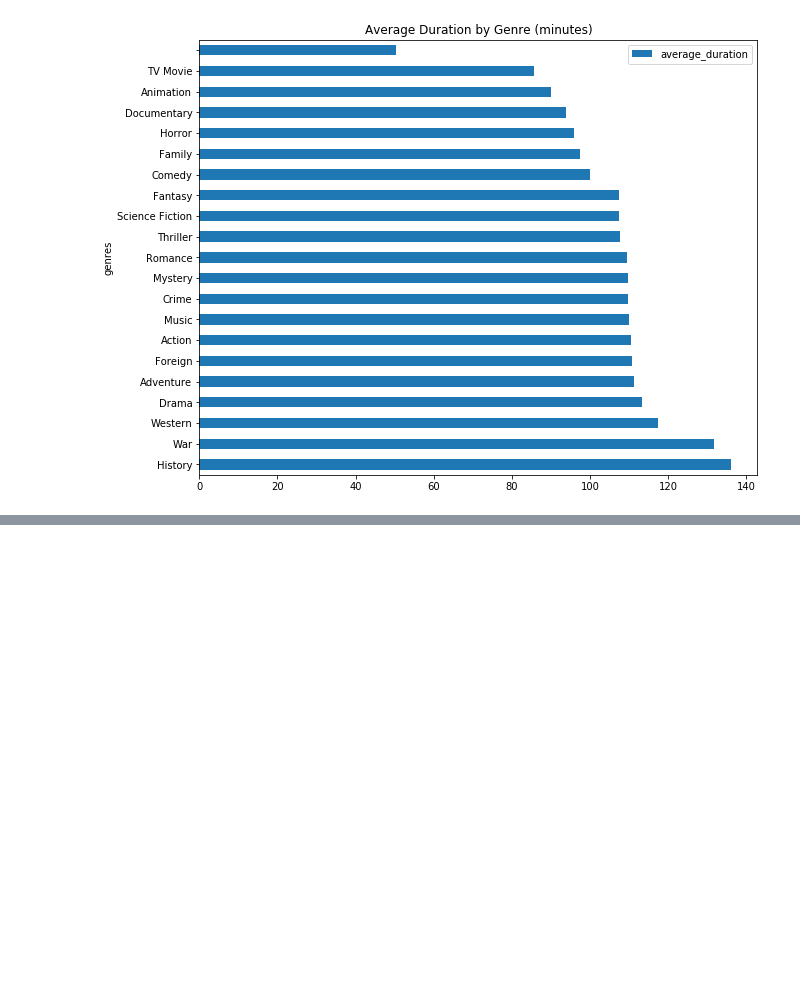
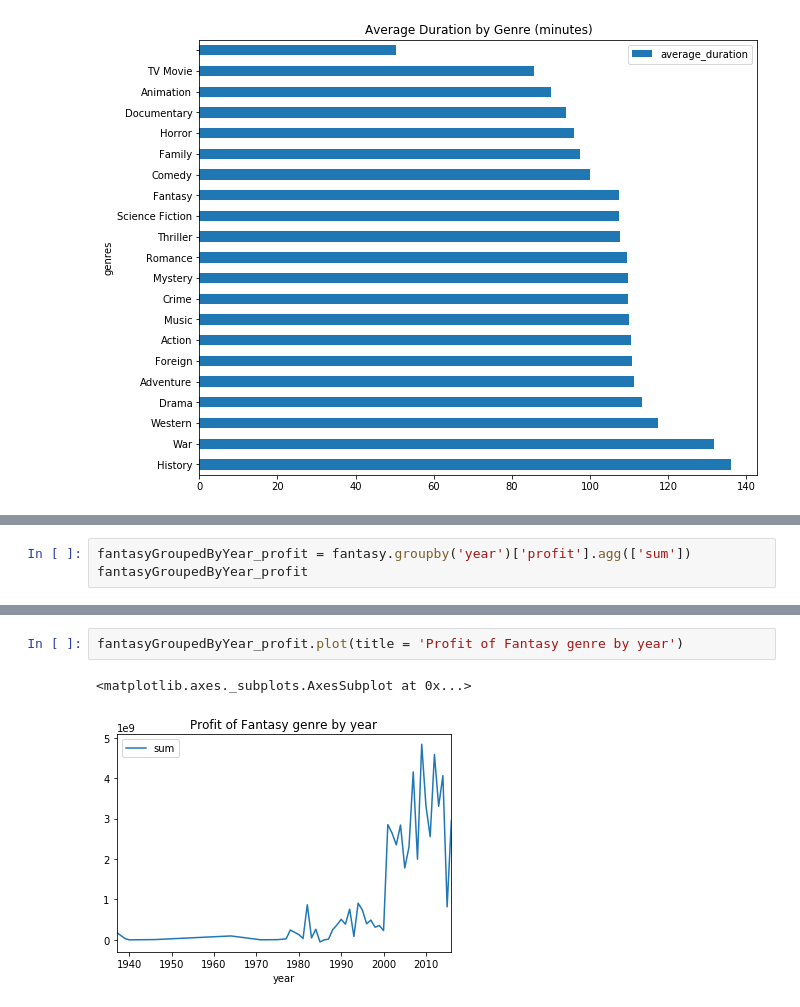
Before and after one commit to mav10/DataAnalysis, a Jupyter notebook: Movie_Dataset.ipynb, the cells around one changed output, grey strips where cells are left out. Cells and saved outputs as stored; diff of their text form; blank space fills up the shorter version.

```diff
--- a/Movie_Dataset.ipynb
+++ b/Movie_Dataset.ipynb
@@ -188,0 +235,3 @@ groupedbyDurationAndGenre[['average_duration']].plot.barh(stacked=True, title =
+# %%
+fantasyGroupedByYear_profit = fantasy.groupby('year')['profit'].agg(['sum'])
+fantasyGroupedByYear_profit
@@ -188,0 +257,5 @@ groupedbyDurationAndGenre[['average_duration']].plot.barh(stacked=True, title =
+# %%
+fantasyGroupedByYear_profit.plot(title = 'Profit of Fantasy genre by year')
+# %% [output]
+<matplotlib.axes._subplots.AxesSubplot at 0x...>
+[figure, added]
```
Also changed, not shown: parts of 16 cells of this notebook.
